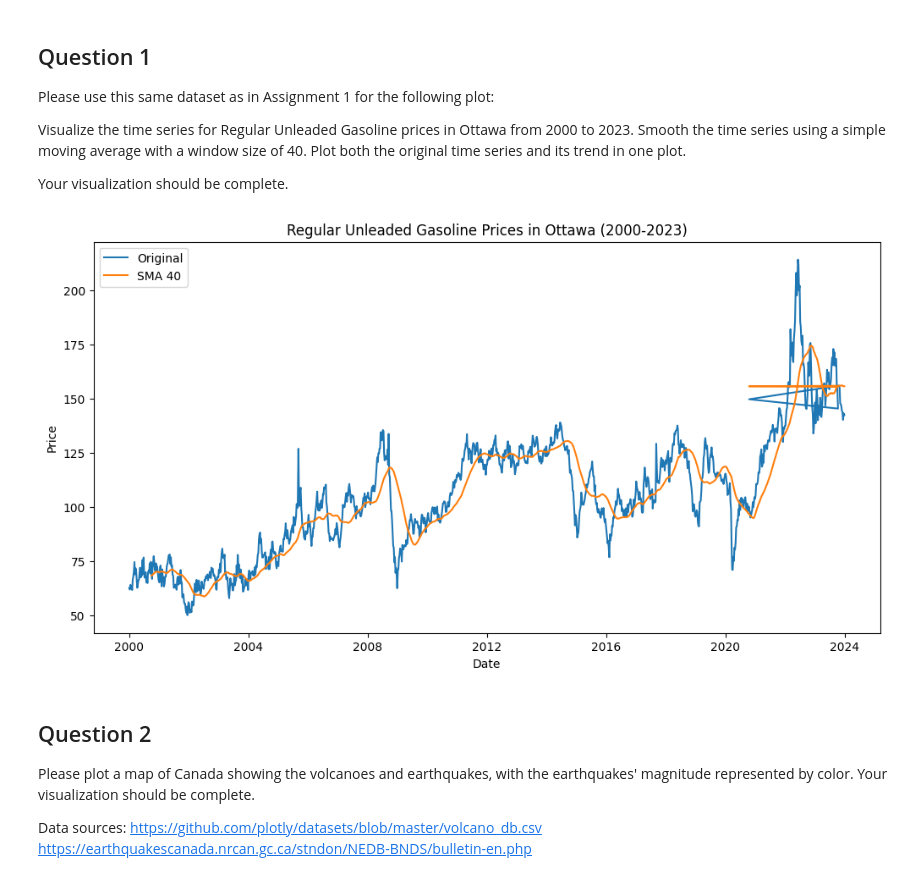
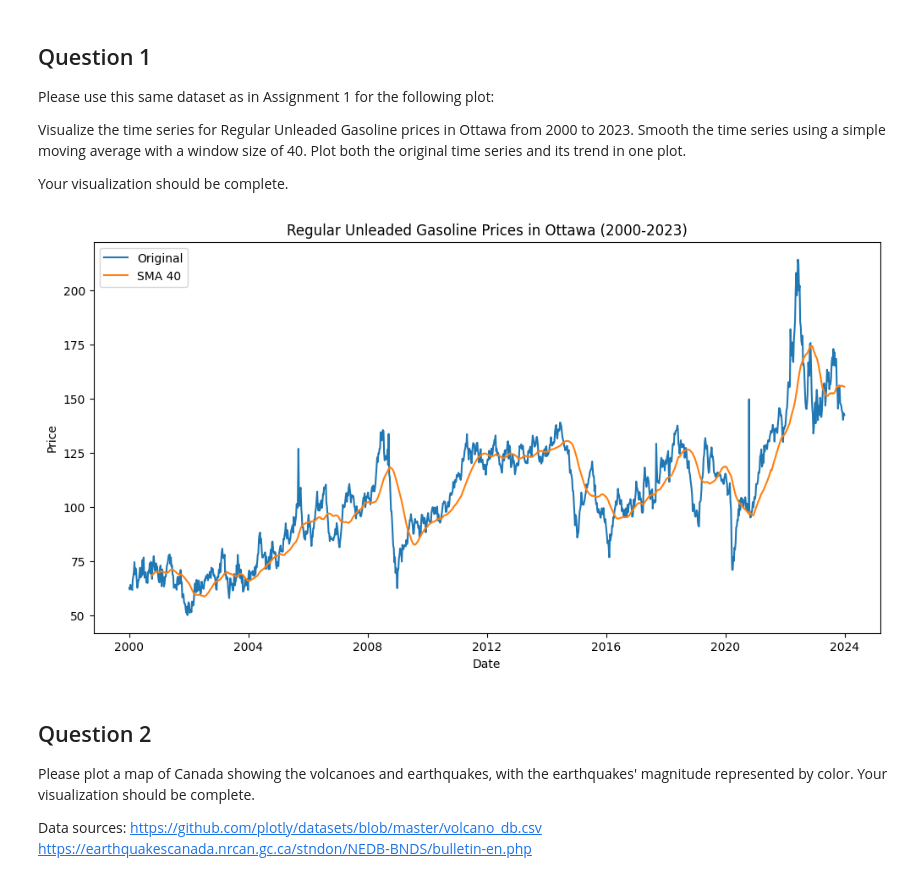
Before and after one commit to steventohme/CP321, a Jupyter notebook: Assignment 2/A2.ipynb, the cells around one changed output. Drawn from its saved outputs; the diff is of its cells as text; code cells hidden in the pictures.

```diff
--- a/Assignment 2/A2.ipynb
+++ b/Assignment 2/A2.ipynb
@@ -23,23 +23,25 @@ df = pd.read_csv('energy-price.csv')
 # %%
 
 df['Date'] = pd.to_datetime(df['Date'])
 df = df[(df['Fuel Type'] == 'Regular Unleaded Gasoline') & (df['Date'].dt.year.between(2000, 2023)) & (df['Ottawa'].notna())]
+df = df.sort_values('Date')
+
 
 # Plot the original time series
 plt.figure(figsize=(12,6))
 plt.plot(df['Date'], df['Ottawa'], label='Original')
 
 # Calculate and plot the moving average
 df['SMA_40'] = df['Ottawa'].rolling(window=40).mean()
 plt.plot(df['Date'], df['SMA_40'], label='SMA 40')
 
 plt.title('Regular Unleaded Gasoline Prices in Ottawa (2000-2023)')
 plt.xlabel('Date')
 plt.ylabel('Price')
 plt.legend()
 plt.show()
 # %% [output]
-[figure, old version]
+[figure, new version]
 # %% [markdown]
 ## Question 2
 
```
Also changed, not shown: parts of 3 cells of this notebook.
